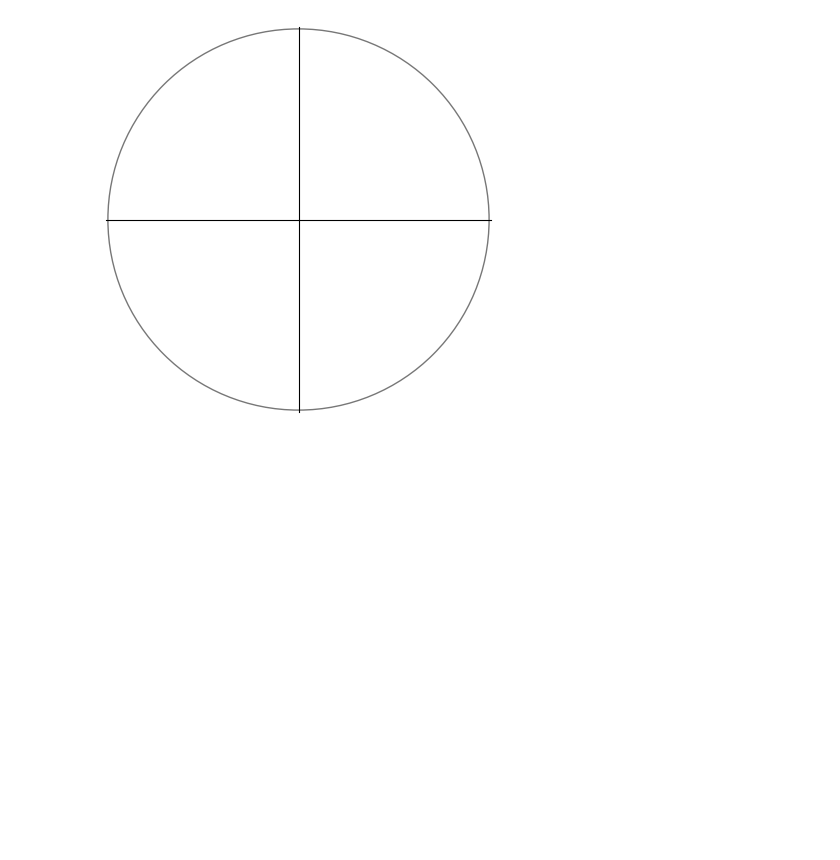
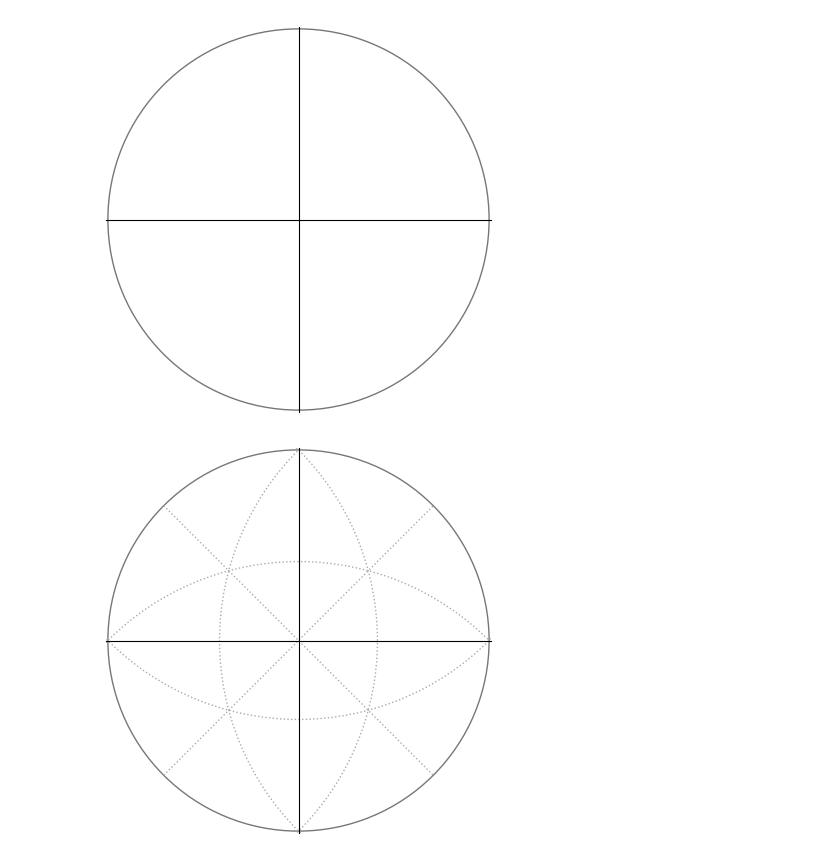
Before and after one commit to yiyus/pypms, a Jupyter notebook: oris.ipynb, the cells around one changed output. Saved outputs shown, nothing was run; the diff lists cells and outputs as text; code cells hidden in the pictures; blank space fills up the shorter version.

```diff
--- a/oris.ipynb
+++ b/oris.ipynb
@@ -427,6 +428,27 @@ def circle1(size):
 circle1(5)
 # %% [output]
 [figure]
+# %%
+def arcs1(size):
+    circle1(size)
+    sq = 2.**0.5; sq2 = 2.*sq; sqh = 0.5*sq
+    col = '#aaa'; ls = ':'
+    def Arc(x, y, a):
+        return matplotlib.patches.Arc((x,y), sq2, sq2, a, 0, 180, color=col, linestyle=ls)
+    arcs = [
+        Arc(0, -1, 0),
+        Arc(0,  1, 180),
+        Arc( 1, 0, 90),
+        Arc(-1, 0, 270)
+    ]
+    ax = plt.gca()
+    for a in arcs: ax.add_patch(a)
+    x1, y1 = [-sqh,sqh], [-sqh,sqh]
+    x2, y2 = [-sqh,sqh], [sqh,-sqh]
+    plt.plot(x1, y1, x2, y2, linewidth=1, color=col, linestyle=ls)
+arcs1(5)
+# %% [output]
+[figure, added]
 # %%
 def stereo(r,size=3,color='r'):
     n = r[:,:,-1]
```
Also changed, not shown: parts of 5 cells of this notebook.
